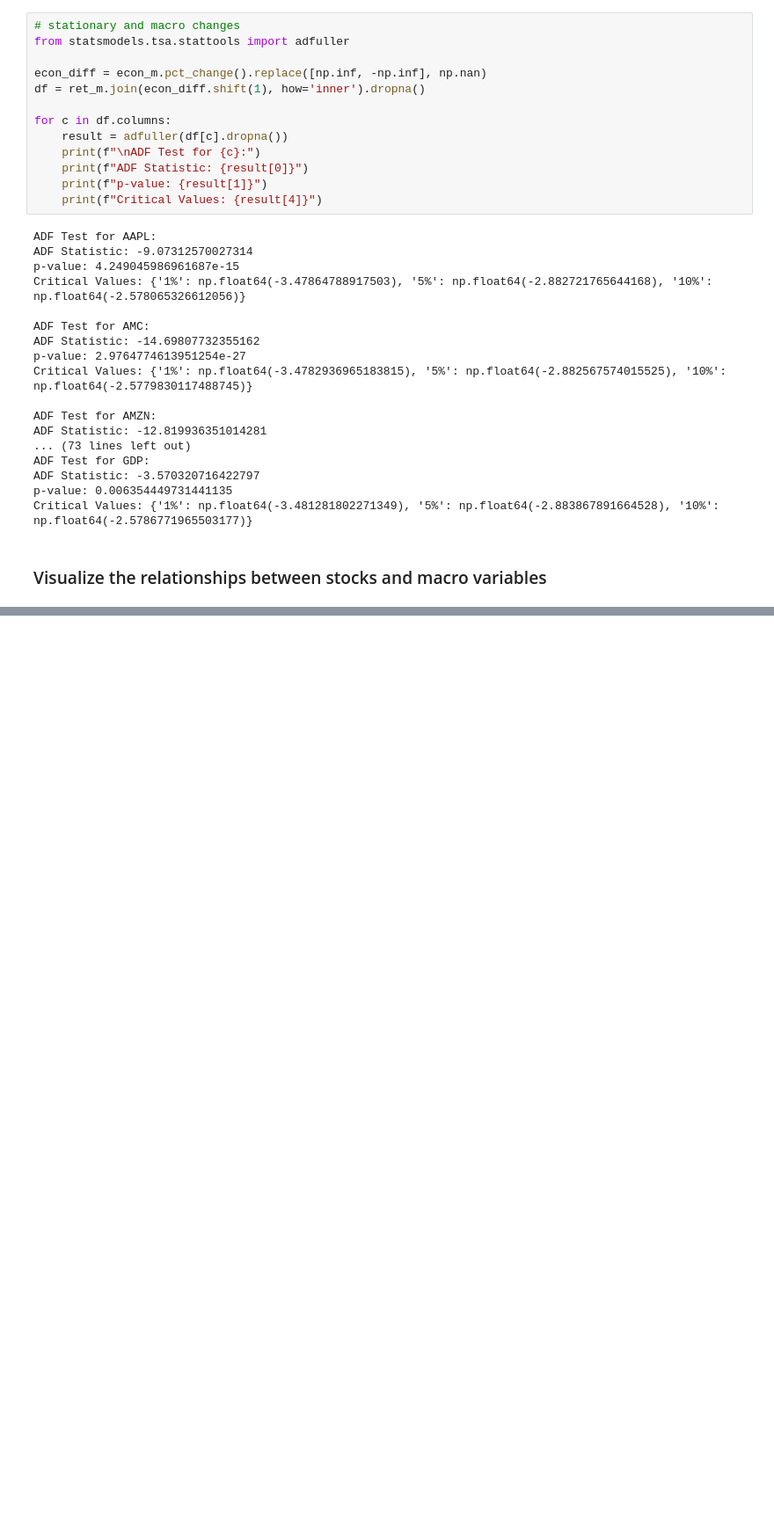
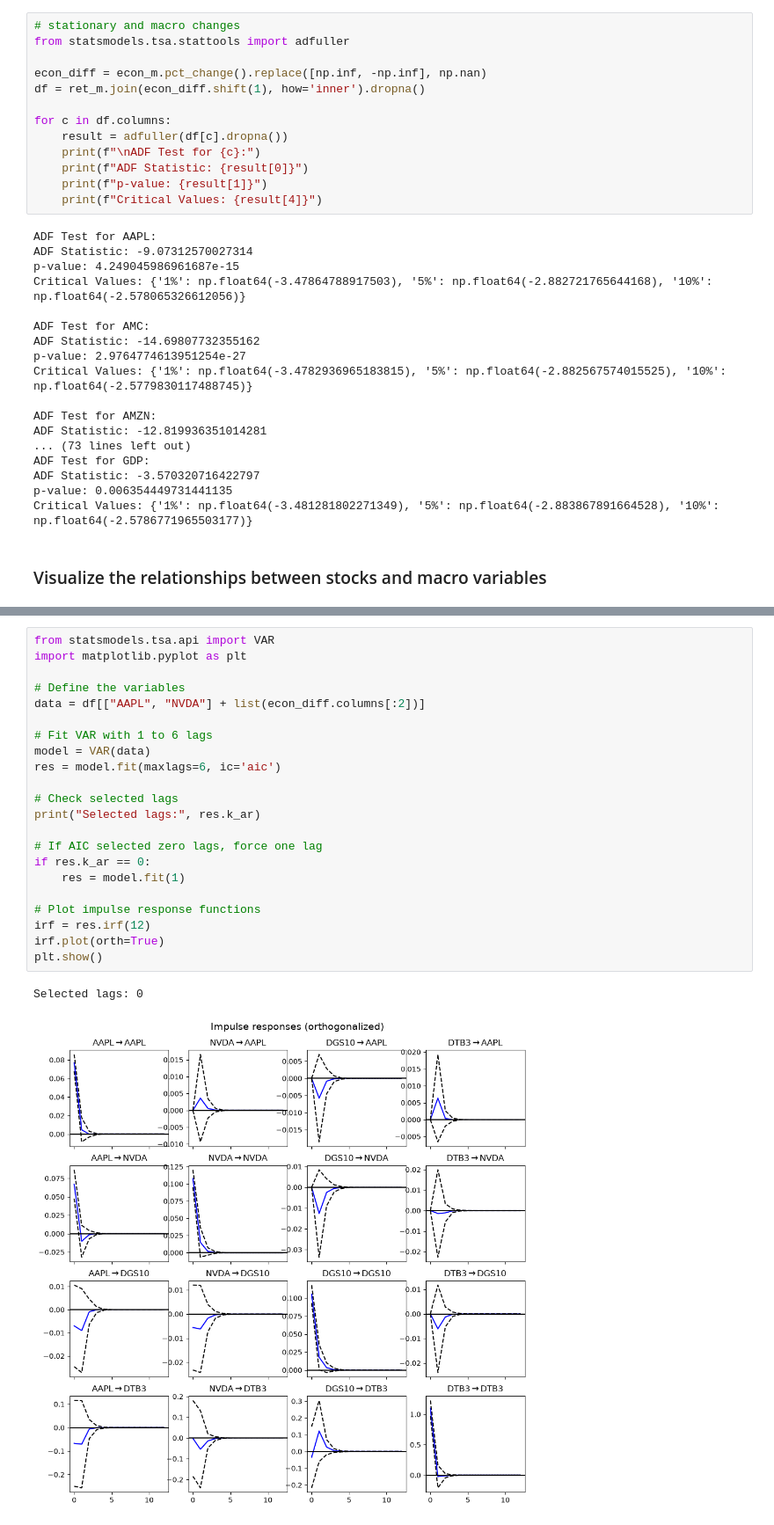
Before and after one commit to YasmineCharifi/financial_mathematics_intro, a Jupyter notebook: time_series_analysis.ipynb, the cells around one changed output, grey strips where cells are left out. Shown at 88% size. Saved outputs shown, nothing was run; the diff lists cells and outputs as text; blank space fills up the shorter version.

```diff
--- a/time_series_analysis.ipynb
+++ b/time_series_analysis.ipynb
@@ -429,0 +503,25 @@ plt.show()
+# %%
+from statsmodels.tsa.api import VAR
+import matplotlib.pyplot as plt
+
+# Define the variables
+data = df[["AAPL", "NVDA"] + list(econ_diff.columns[:2])]
+
+# Fit VAR with 1 to 6 lags
+model = VAR(data)
+res = model.fit(maxlags=6, ic='aic')
+
+# Check selected lags
+print("Selected lags:", res.k_ar)
+
+# If AIC selected zero lags, force one lag
+if res.k_ar == 0:
+    res = model.fit(1)
+
+# Plot impulse response functions
+irf = res.irf(12)
+irf.plot(orth=True)
+plt.show()
+# %% [output]
+Selected lags: 0
+[figure, added]
```
Also changed, not shown: parts of 4 cells of this notebook.
